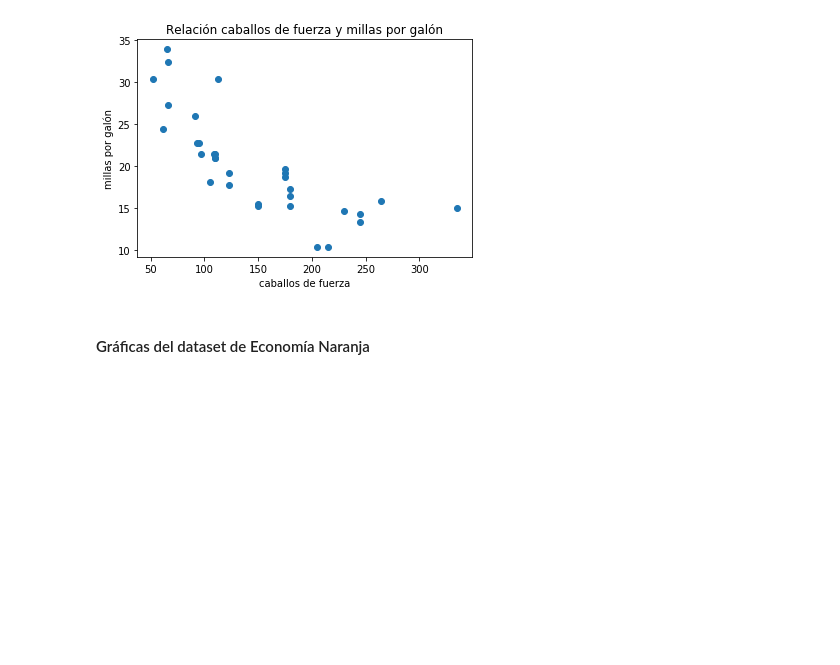
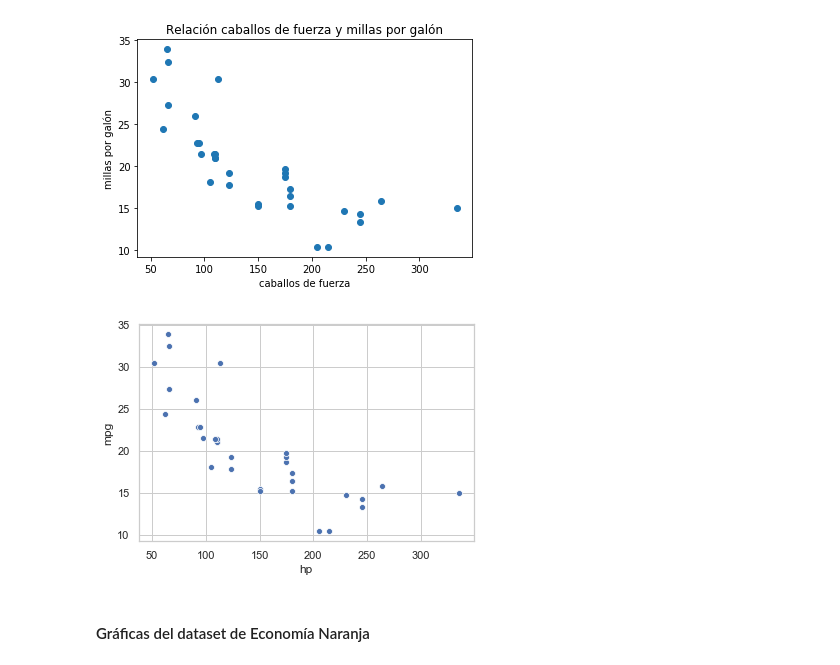
Before and after one commit to xgutierrez/Platzi-EconomiaNaranja, a Jupyter notebook: AnalsisDatos.ipynb, the cells around one changed output. Saved outputs shown, nothing was run; the diff lists cells and outputs as text; code cells hidden in the pictures; blank space fills up the shorter version.

```diff
--- a/AnalsisDatos.ipynb
+++ b/AnalsisDatos.ipynb
@@ -224,6 +224,14 @@ plt.ylabel('millas por galón')
 plt.show()
 # %% [output]
 [figure]
+# %%
+# Scater plot con seaborn
+
+import seaborn as sns
+
+ax = sns.scatterplot(x="hp",y="mpg", data=mtcars)
+# %% [output]
+[figure, added]
 # %% [markdown]
 #### Gráficas del dataset de Economía Naranja
 # %%
```
Also changed, not shown: parts of 11 cells of this notebook.
